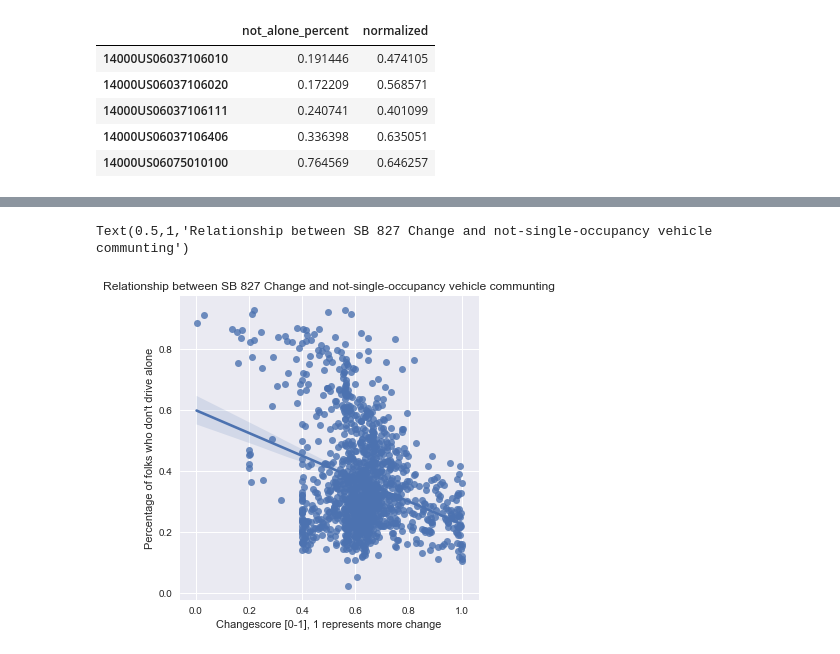
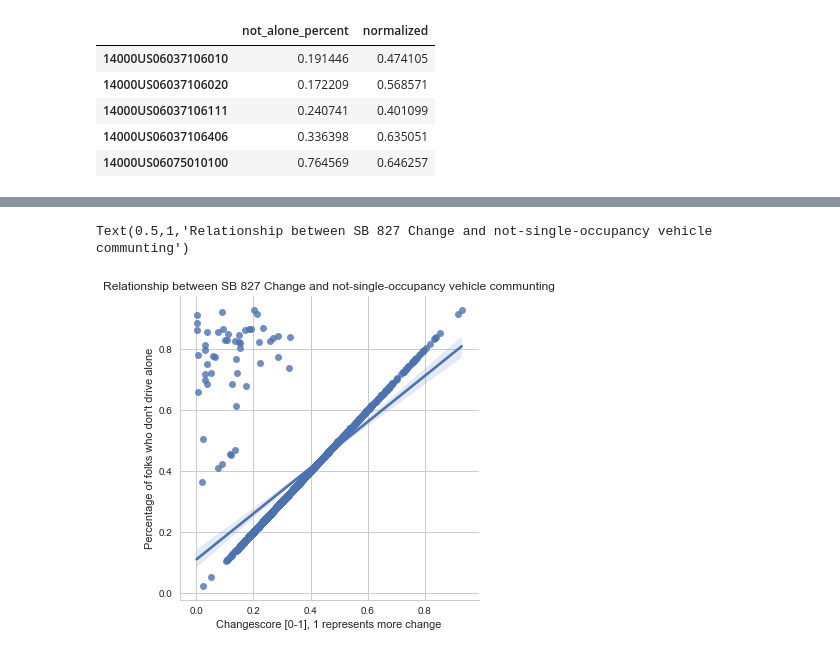
Before and after one commit to policyclub/zoning-metadata, a Jupyter notebook: analysis/DetermineZoningAndTransitRelationships.ipynb, the cells around one changed output, grey strips where cells are left out. Drawn from its saved outputs; the diff is of its cells as text; code cells hidden in the pictures.

```diff
--- a/analysis/DetermineZoningAndTransitRelationships.ipynb
+++ b/analysis/DetermineZoningAndTransitRelationships.ipynb
@@ -167,6 +188,7 @@ Index(['Total:', 'Car, truck, or van:', 'Drove alone', 'Carpooled:',
 # %%
 import seaborn as sns
 sns.set()
+sns.set_style("whitegrid")
 df[['not_alone_percent','normalized']].head()
 # %% [output]
 |  | not_alone_percent | normalized |
@@ -178,13 +218,15 @@ df[['not_alone_percent','normalized']].head()
+# %%
+df['ratio'] = df.not_alone_percent % df.changescores
 # %%
 # Plot tip as a function of toal bill across days
-g = sns.lmplot(x="normalized", y="not_alone_percent",
+g = sns.lmplot(x="ratio", y="not_alone_percent",
                truncate=True, size=5, data=df)
 
 # Use more informative axis labels than are provided by default
 g.set_axis_labels("Changescore [0-1], 1 represents more change", "Percentage of folks who don't drive alone")
 
 ax = plt.gca()
 ax.set_title("Relationship between SB 827 Change and not-single-occupancy vehicle communting")
 # %% [output]
 Text(0.5,1,'Relationship between SB 827 Change and not-single-occupancy vehicle communting')
-[figure, old version]
+[figure, new version]
```
Also changed, not shown: parts of 16 cells of this notebook, 3 other files.
